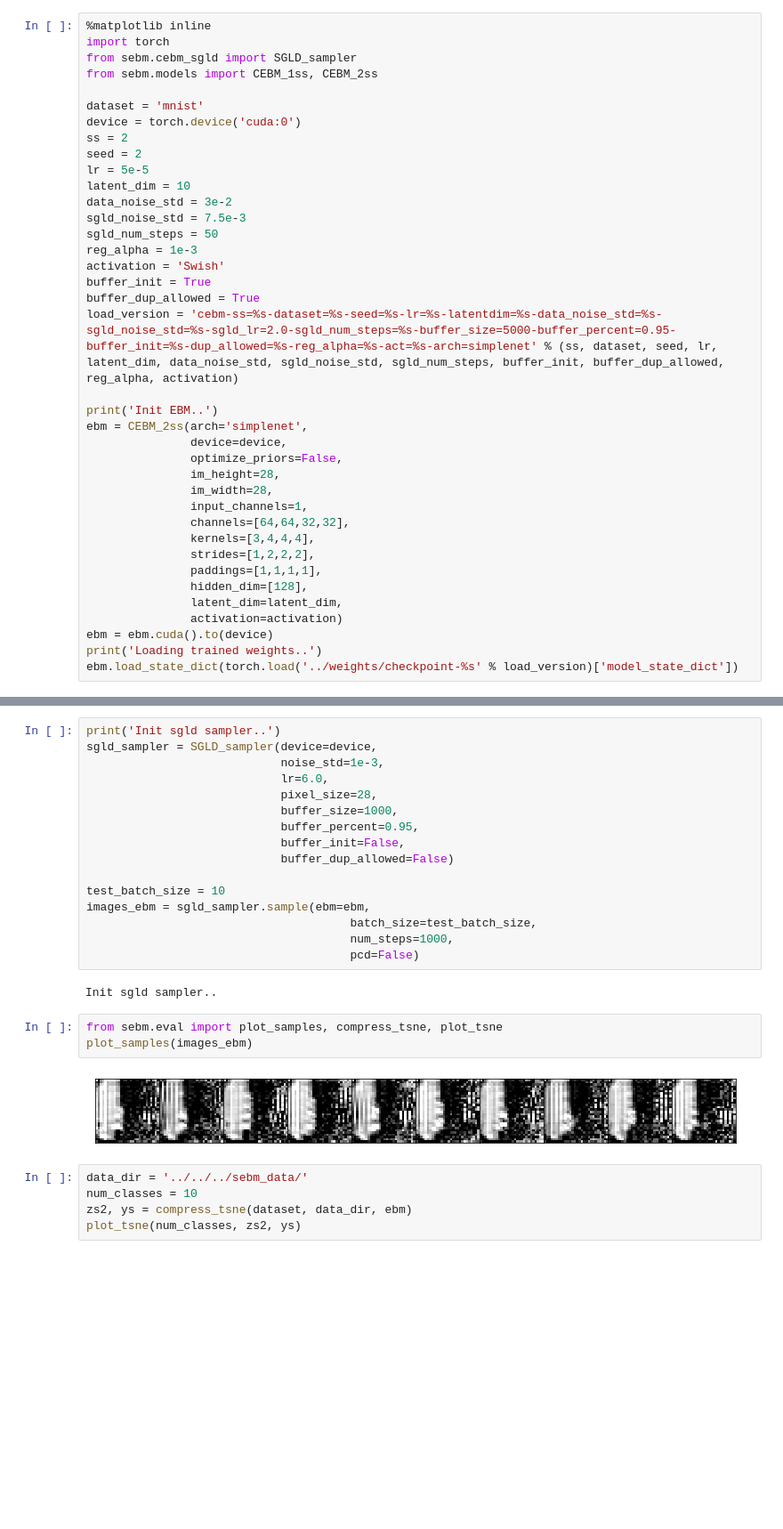
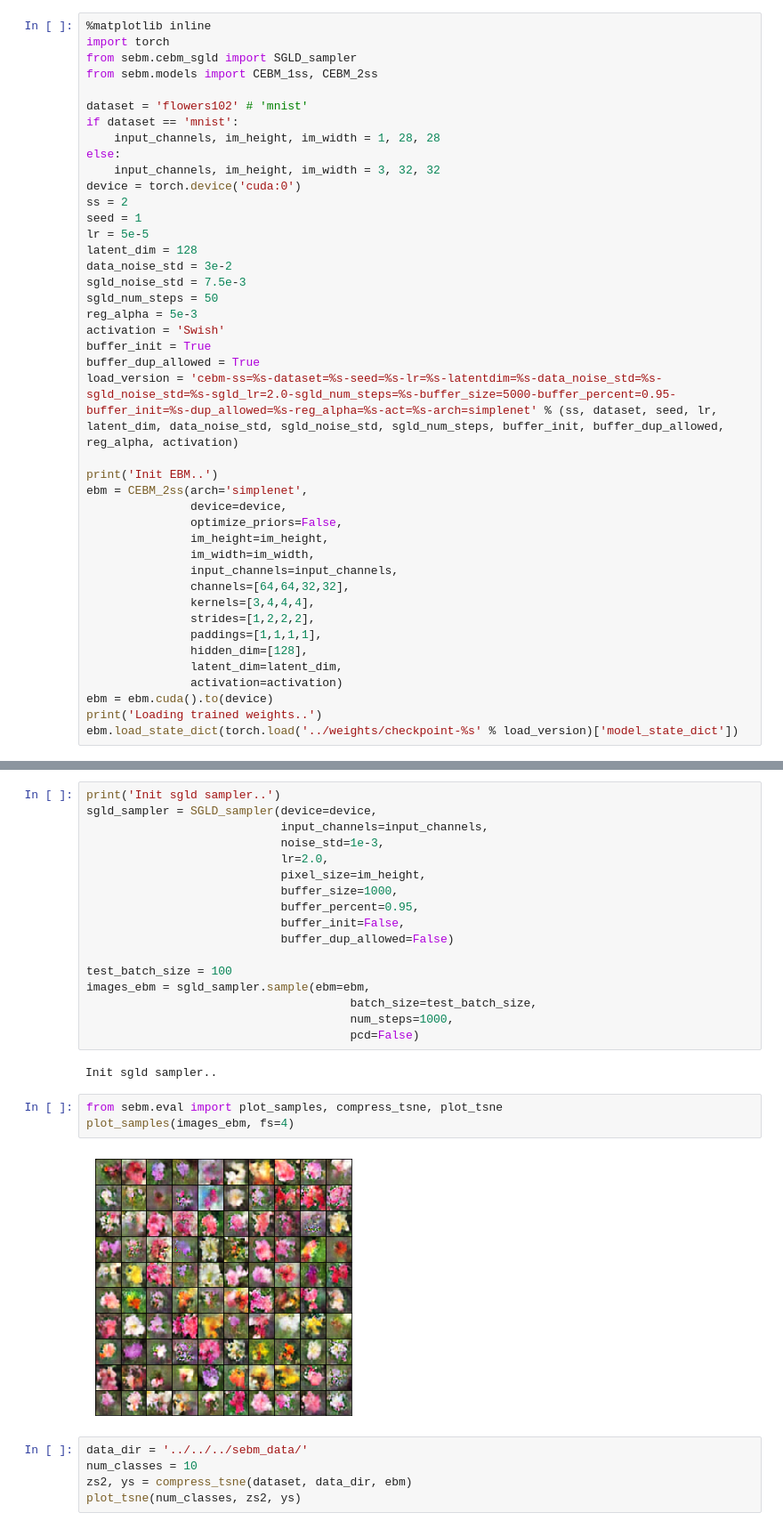
Before and after one commit to hao-w/cebm, a Jupyter notebook: sebm/notebooks/testing-cebm-sgld.ipynb, the cells around one changed output, grey strips where cells are left out. Shown at 89% size. Cells and saved outputs as stored; diff of their text form; blank space fills up the shorter version.

Commit message:
saved trained model for flowers102 dataset

```diff
--- a/sebm/notebooks/testing-cebm-sgld.ipynb
+++ b/sebm/notebooks/testing-cebm-sgld.ipynb
@@ -4,16 +4,20 @@ import torch
 from sebm.cebm_sgld import SGLD_sampler
 from sebm.models import CEBM_1ss, CEBM_2ss
 
-dataset = 'mnist'
+dataset = 'flowers102' # 'mnist'
+if dataset == 'mnist':
+    input_channels, im_height, im_width = 1, 28, 28
+else:
+    input_channels, im_height, im_width = 3, 32, 32
 device = torch.device('cuda:0')
 ss = 2
-seed = 2
+seed = 1
 lr = 5e-5
-latent_dim = 10
+latent_dim = 128
 data_noise_std = 3e-2
 sgld_noise_std = 7.5e-3
 sgld_num_steps = 50
-reg_alpha = 1e-3
+reg_alpha = 5e-3
 activation = 'Swish'
 buffer_init = True
 buffer_dup_allowed = True
@@ -23,9 +27,9 @@ print('Init EBM..')
 ebm = CEBM_2ss(arch='simplenet',
                device=device,
                optimize_priors=False,
-               im_height=28,
-               im_width=28,
-               input_channels=1,
+               im_height=im_height,
+               im_width=im_width,
+               input_channels=input_channels,
                channels=[64,64,32,32],
                kernels=[3,4,4,4],
                strides=[1,2,2,2],
@@ -43,15 +47,16 @@ Loading trained weights..
 # %%
 print('Init sgld sampler..')
 sgld_sampler = SGLD_sampler(device=device,
+                            input_channels=input_channels,
                             noise_std=1e-3,
-                            lr=6.0,
-                            pixel_size=28,
+                            lr=2.0,
+                            pixel_size=im_height,
                             buffer_size=1000,
                             buffer_percent=0.95,
                             buffer_init=False,
                             buffer_dup_allowed=False)
 
-test_batch_size = 10
+test_batch_size = 100
 images_ebm = sgld_sampler.sample(ebm=ebm,
                                       batch_size=test_batch_size,
                                       num_steps=1000,
@@ -60,9 +65,9 @@ images_ebm = sgld_sampler.sample(ebm=ebm,
 Init sgld sampler..
 # %%
 from sebm.eval import plot_samples, compress_tsne, plot_tsne
-plot_samples(images_ebm)
+plot_samples(images_ebm, fs=4)
 # %% [output]
-[figure, old version]
+[figure, new version]
 # %%
 data_dir = '../../../sebm_data/'
 num_classes = 10
```
Also changed, not shown: 5 other files.
